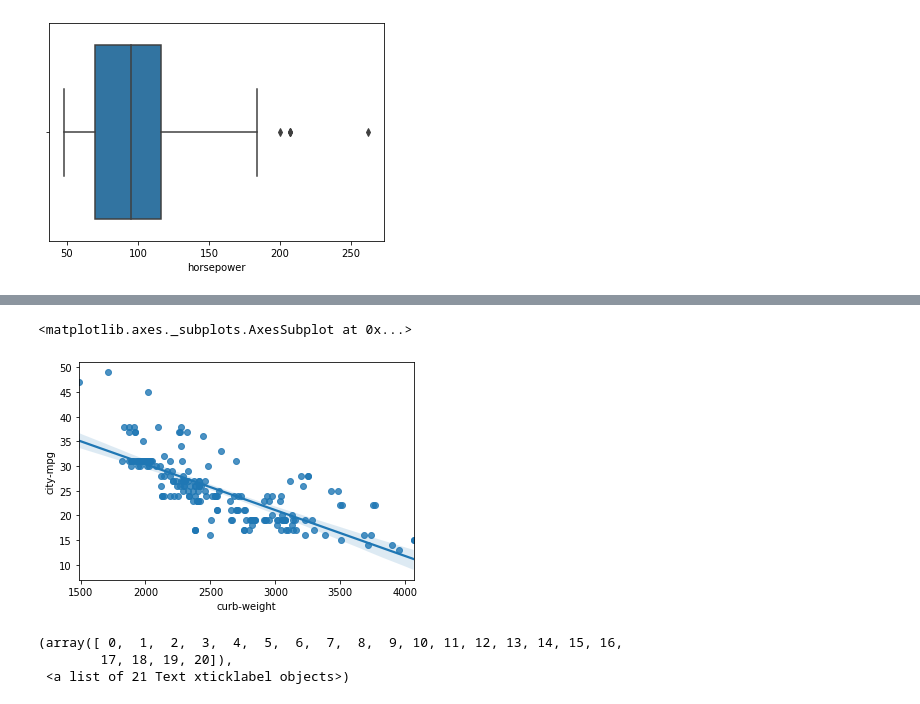
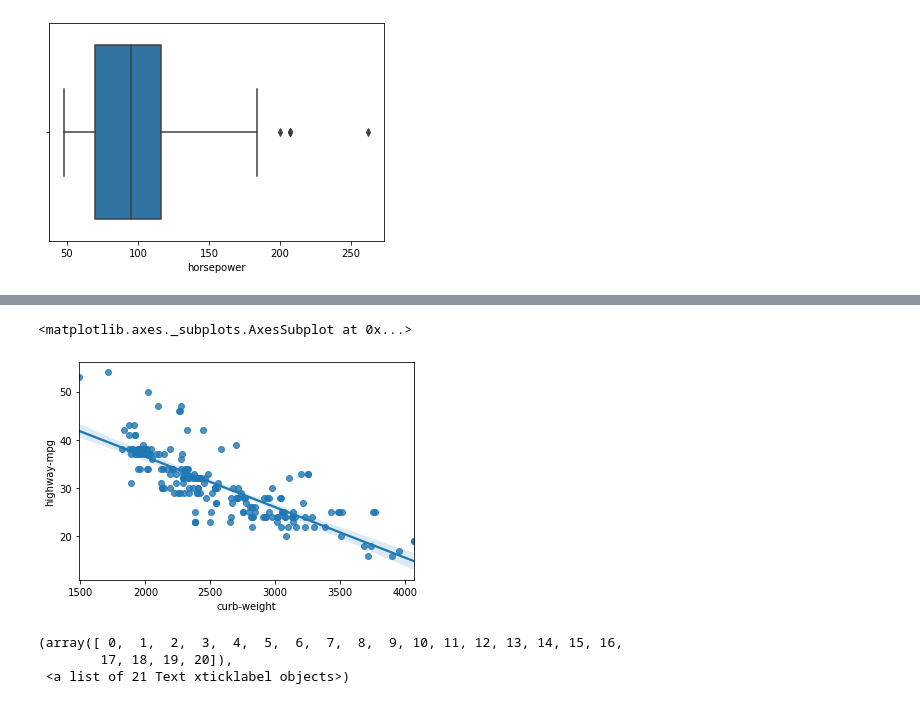
Before and after one commit to srikanthpragada/DS_18_MAY_2020, a Jupyter notebook: car/price_finder.ipynb, the cells around one changed output, grey strips where cells are left out. Saved outputs shown, nothing was run; the diff lists cells and outputs as text; code cells hidden in the pictures.

```diff
--- a/car/price_finder.ipynb
+++ b/car/price_finder.ipynb
@@ -151,7 +151,7 @@ Name: price, dtype: float64
 # %%
 # pick up only required fields
 features = ['make','fuel-type','num-of-doors','body-style','drive-wheels','length','width','curb-weight',
-            'engine-size','horsepower','city-mpg','highway-mpg','price']
+            'engine-size','horsepower','highway-mpg','price']
 cars = df.loc[: , features]
 # %%
 cars.info()
@@ -465,8 +447,8 @@ plt.xticks(rotation='vertical')
 # %%
-sns.regplot(x="curb-weight", y = "city-mpg", data=cars)
+sns.regplot(x="curb-weight", y = "highway-mpg", data=cars)
 # %% [output]
 <matplotlib.axes._subplots.AxesSubplot at 0x...>
-[figure, old version]
+[figure, new version]
 # %%
 ## Compare engsize and horsepower for each make
 g = cars.groupby('make', as_index=False)['engine-size','horsepower'].mean()
```
Also changed, not shown: parts of 20 cells of this notebook, 3 other files.
